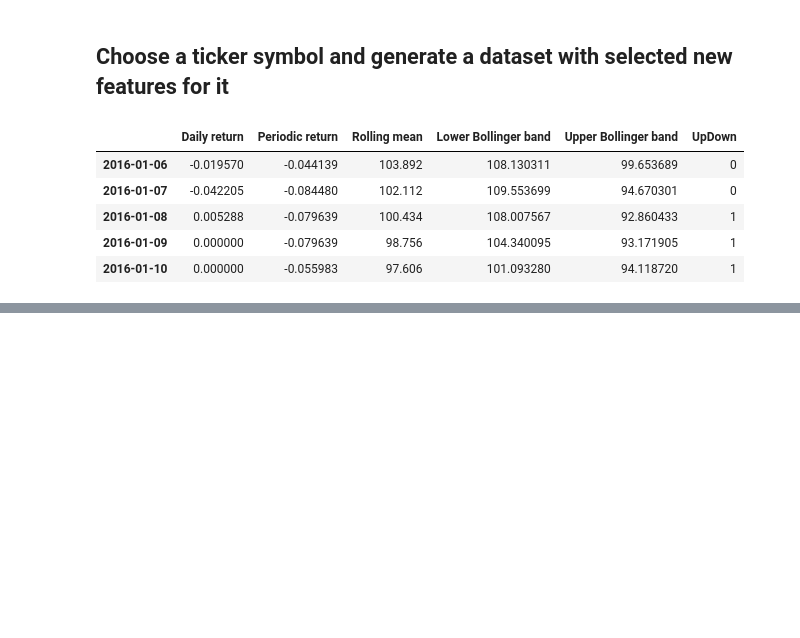
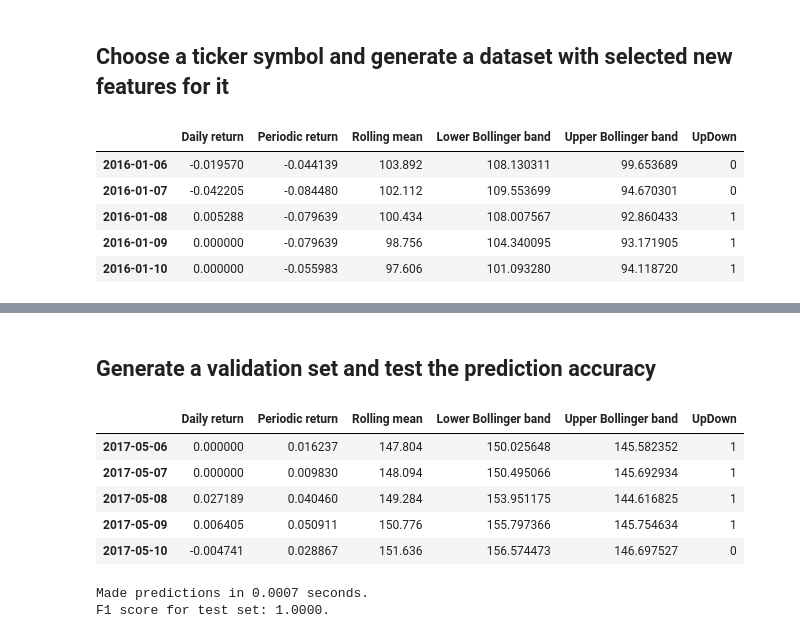
Before and after one commit to iamandicip/ml_projects, a Jupyter notebook: capstone_project/stock_market_forecast.ipynb, the cells around one changed output, grey strips where cells are left out. Drawn from its saved outputs; the diff is of its cells as text; code cells hidden in the pictures; blank space fills up the shorter version.

Commit message:
added models for classification

```diff
--- a/capstone_project/stock_market_forecast.ipynb
+++ b/capstone_project/stock_market_forecast.ipynb
@@ -152,14 +150,15 @@ Name: 2016-12-31 00:00:00, dtype: float64
 # %% [markdown]
 ## Choose a ticker symbol and generate a dataset with selected new features for it
 # %%
-symbol = 'AAPL'
+#create a dataset for AAPL
+symbol = tickers[0]
 window = 5
 start_date = datetime.datetime(2016, 1, 1)
 end_date = datetime.datetime(2016, 12, 31)
 
-df = su.preprocess_data(symbol, window, start_date, end_date)
+dataset = su.preprocess_data(symbol, window, start_date, end_date)
 
-df.head()
+dataset.head()
 # %% [output]
 |  | Daily return | Periodic return | Rolling mean | Lower Bollinger band | Upper Bollinger band | UpDown |
 | 2016-01-06 | -0.019570 | -0.044139 | 103.892 | 108.130311 | 99.653689 | 0 |
@@ -177,0 +171,9 @@ df = su.compute_daily_returns(df)
+# %%
+from sklearn.model_selection import train_test_split
+
+data = dataset.drop(labels=['UpDown','Periodic return','Rolling mean','Lower Bollinger band','Upper Bollinger band'], axis=1)
+target = dataset['UpDown']
+X_train, X_test, y_train, y_test = train_test_split(data, target, test_size=0.3, random_state=42)
+
+print ('Training set has {0} samples.'.format(X_train.shape[0]))
+print ('Testing set has {0} samples.'.format(X_test.shape[0]))
@@ -177,0 +183,18 @@ df = su.compute_daily_returns(df)
+# %%
+from sklearn.linear_model import SGDClassifier
+from sklearn.naive_bayes import GaussianNB
+from sklearn.svm import SVC
+from sklearn.ensemble import AdaBoostClassifier
+from sklearn.ensemble import RandomForestClassifier, VotingClassifier
+
+#random state
+rs = 42
+clf_A = GaussianNB()
+clf_B = SVC(random_state=rs)
+clf_C = AdaBoostClassifier(random_state=rs)
+clf_D = SGDClassifier(random_state=rs)
+clf_E = RandomForestClassifier(random_state=rs)
+
+for clf in [clf_A, clf_B, clf_C, clf_D, clf_E]:
+    print ("\n{0}: \n".format(clf.__class__.__name__))
+    su.train_predict(clf, X_train, y_train, X_test, y_test)
@@ -177,0 +219,29 @@ df = su.compute_daily_returns(df)
+# %% [markdown]
+## Generate a validation set and test the prediction accuracy
+# %%
+symbol = tickers[0]
+window = 5
+start_date = datetime.datetime(2017, 5, 1)
+end_date = datetime.datetime(2017, 5, 31)
+
+dataset = su.preprocess_data(symbol, window, start_date, end_date)
+
+dataset.head()
+# %% [output]
+|  | Daily return | Periodic return | Rolling mean | Lower Bollinger band | Upper Bollinger band | UpDown |
+| 2017-05-06 | 0.000000 | 0.016237 | 147.804 | 150.025648 | 145.582352 | 1 |
+| 2017-05-07 | 0.000000 | 0.009830 | 148.094 | 150.495066 | 145.692934 | 1 |
+| 2017-05-08 | 0.027189 | 0.040460 | 149.284 | 153.951175 | 144.616825 | 1 |
+| 2017-05-09 | 0.006405 | 0.050911 | 150.776 | 155.797366 | 145.754634 | 1 |
+| 2017-05-10 | -0.004741 | 0.028867 | 151.636 | 156.574473 | 146.697527 | 0 |
+# %%
+validation_data = dataset.drop(labels=['UpDown','Periodic return','Rolling mean','Lower Bollinger band','Upper Bollinger band'], axis=1)
+validation_target = dataset['UpDown']
+
+# # validation_pred = clf_C.predict(validation_data)
+# # f1_score(target.values, y_pred, pos_label=1)
+
+print ("F1 score for test set: {:.4f}.".format(su.predict_labels(clf_C, validation_data, validation_target)))
+# %% [output]
+Made predictions in 0.0007 seconds.
+F1 score for test set: 1.0000.
```
Also changed, not shown: parts of 6 cells of this notebook, 1 other file.
